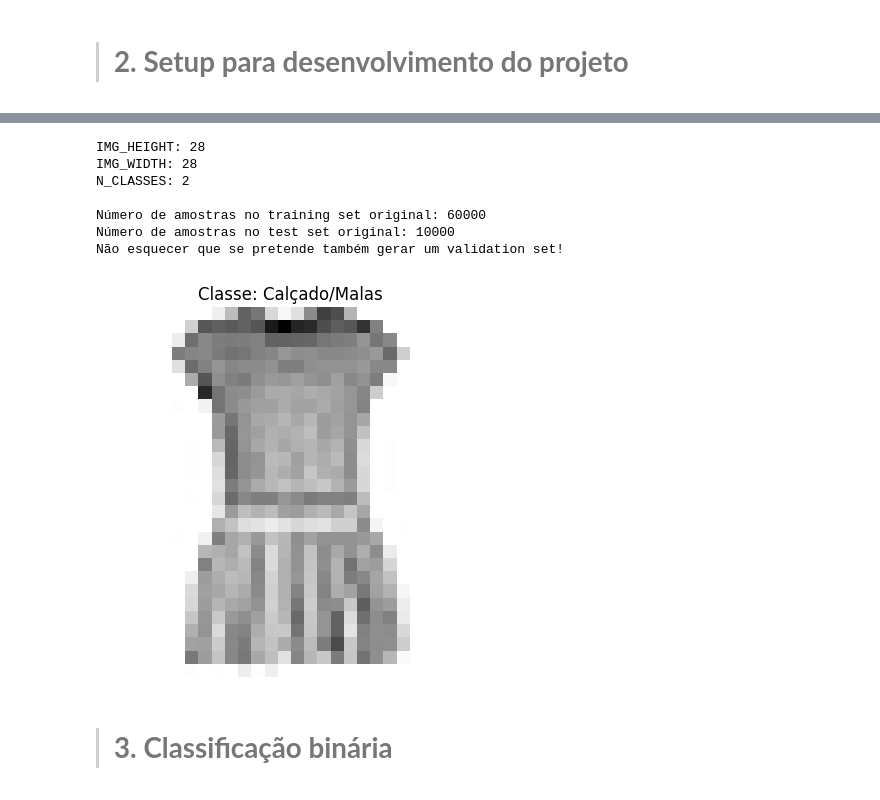
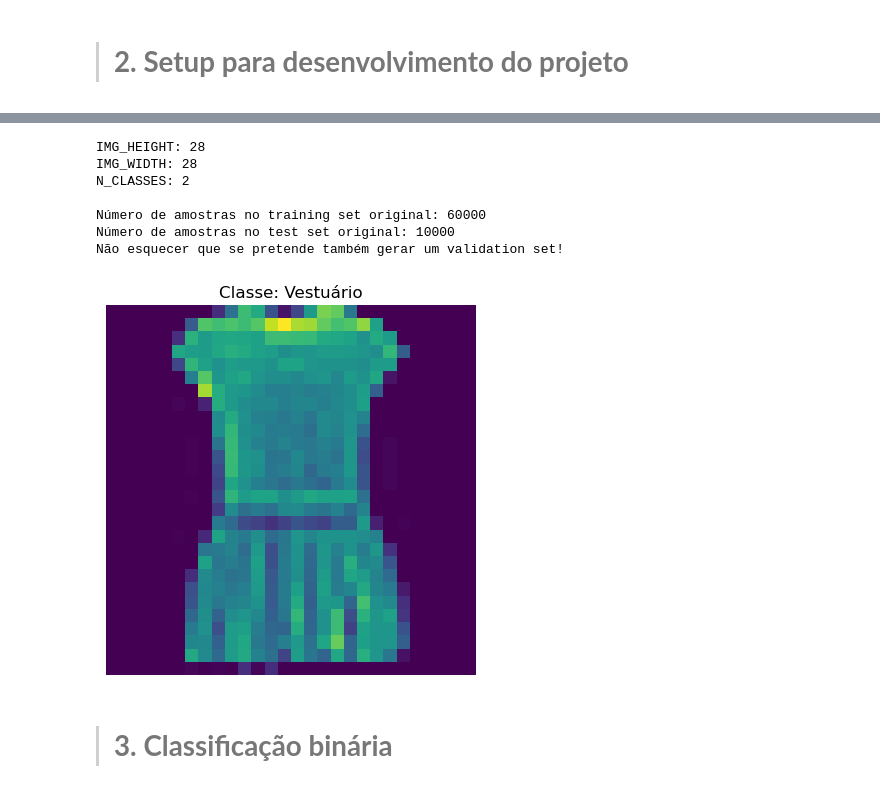
Before and after one commit to Kinpau/APVC_Projeto, a Jupyter notebook: notebooks/D1Parte2-Grupo7.ipynb, the cells around one changed output, grey strips where cells are left out. Drawn from its saved outputs; the diff is of its cells as text; code cells hidden in the pictures.

```diff
--- a/notebooks/D1Parte2-Grupo7.ipynb
+++ b/notebooks/D1Parte2-Grupo7.ipynb
@@ -213,39 +211,36 @@ EARLY_STOPPING = keras.callbacks.EarlyStopping(
 dataset = keras.datasets.fashion_mnist
 (x_train, y_train), (x_test, y_test) = dataset.load_data()
 
 # normalização
 x_train = x_train / 255.0
 x_test = x_test / 255.0
 
 print("Número de amostras no training set original: " + str(x_train.shape[0]))
 print("Número de amostras no test set original: " + str(x_test.shape[0]))
 print("Não esquecer que se pretende também gerar um validation set!")
 
 BINARY_MAP = {
     0: 1, 1: 1, 2: 1, 3: 1, 4: 1, 6: 1,  # Vestuário -> 1
     5: 0, 7: 0, 8: 0, 9: 0   # Calçado/Malas -> 0
 }
 
 y_train = np.vectorize(BINARY_MAP.get)(y_train)
 y_test = np.vectorize(BINARY_MAP.get)(y_test)
 
-y_train = keras.utils.to_categorical(y_train,N_CLASSES)
-y_test = keras.utils.to_categorical(y_test,N_CLASSES)
-
 # Visualizar a primeira imagem do conjunto de treino
-plt.imshow(x_train[3], cmap="Greys")
-plt.title(f'Classe: {LABELS[np.argmax(y_train[3])]}')
+plt.imshow(x_train[3])
+plt.title(f'Classe: {LABELS[np.argmax(y_train[0])]}')
 plt.axis('off')  # Esconder os eixos
 plt.show()
 # %% [output]
 IMG_HEIGHT: 28
 IMG_WIDTH: 28
 N_CLASSES: 2
 
 Número de amostras no training set original: 60000
 Número de amostras no test set original: 10000
 Não esquecer que se pretende também gerar um validation set!
-[figure, old version]
+[figure, new version]
 # %% [markdown]
 # <a class='anchor' id='3'></a>
 
```
Also changed, not shown: parts of 9 cells of this notebook.
